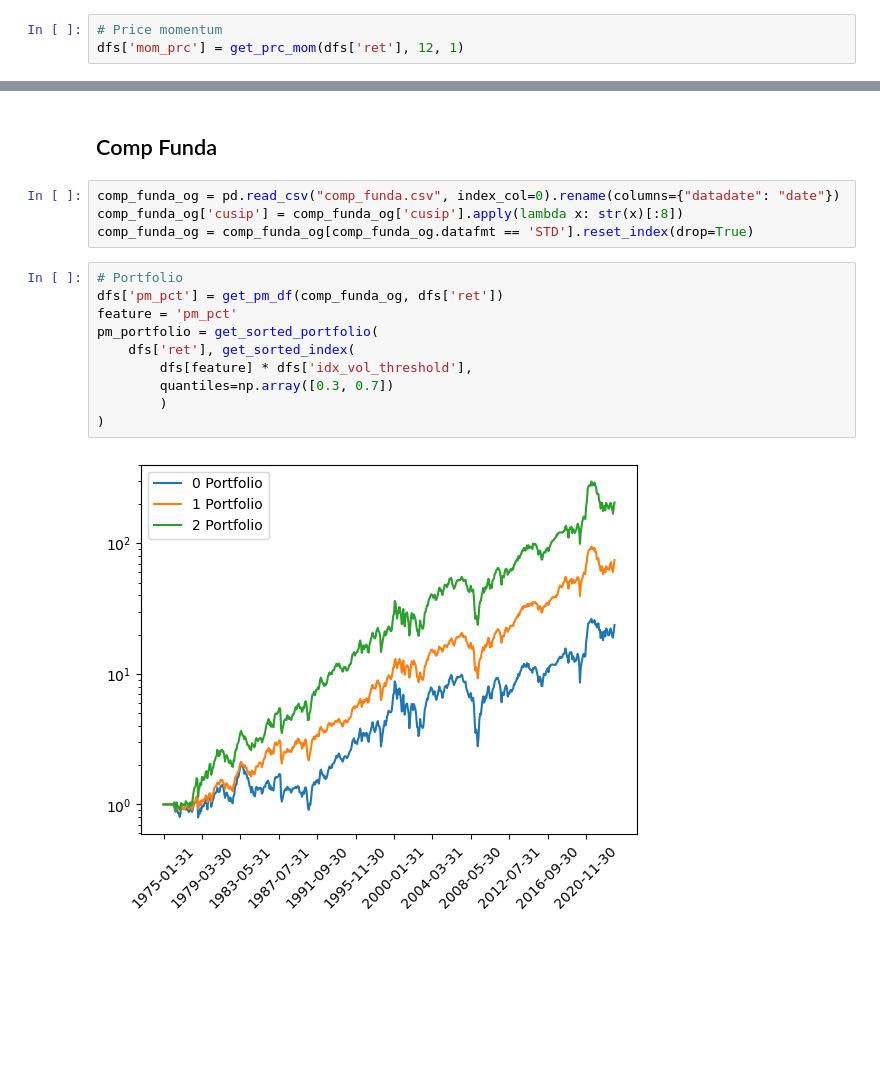
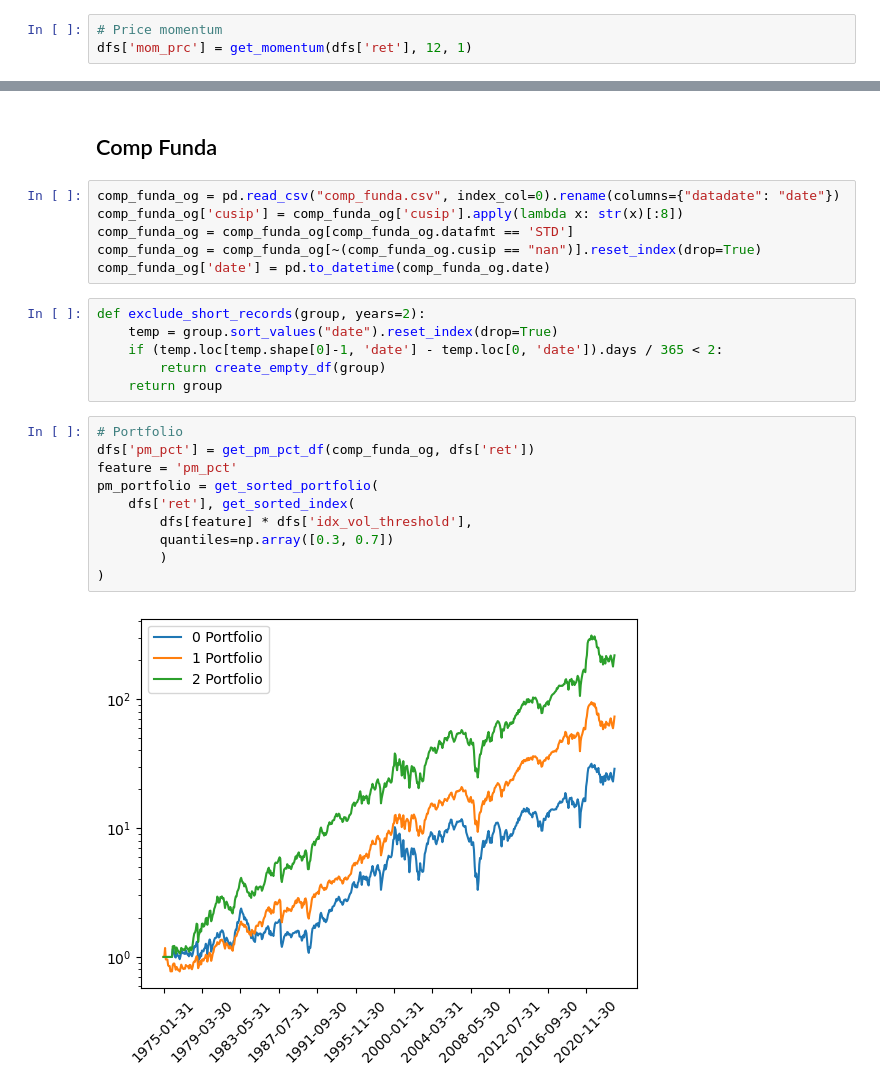
Before and after one commit to Castoria21/Capstone, a Jupyter notebook: code/demo.ipynb, the cells around one changed output, grey strips where cells are left out. Saved outputs shown, nothing was run; the diff lists cells and outputs as text; blank space fills up the shorter version.

```diff
--- a/code/demo.ipynb
+++ b/code/demo.ipynb
@@ -24,7 +27,7 @@ dfs['idx_vol_threshold'] = create_empty_df(dfs['ret'])
 dfs['idx_vol_threshold'][dfs['vol'] >= vol_q] = 1
 # %%
 # Price momentum
-dfs['mom_prc'] = get_prc_mom(dfs['ret'], 12, 1)
+dfs['mom_prc'] = get_momentum(dfs['ret'], 12, 1)
 # %%
 # Portfolio
 mom_portfolio = get_sorted_portfolio(
@@ -42,16 +45,24 @@ mom_portfolio = get_sorted_portfolio(
 # %%
 comp_funda_og = pd.read_csv("comp_funda.csv", index_col=0).rename(columns={"datadate": "date"})
 comp_funda_og['cusip'] = comp_funda_og['cusip'].apply(lambda x: str(x)[:8])
-comp_funda_og = comp_funda_og[comp_funda_og.datafmt == 'STD'].reset_index(drop=True)
+comp_funda_og = comp_funda_og[comp_funda_og.datafmt == 'STD']
+comp_funda_og = comp_funda_og[~(comp_funda_og.cusip == "nan")].reset_index(drop=True)
+comp_funda_og['date'] = pd.to_datetime(comp_funda_og.date)
+# %%
+def exclude_short_records(group, years=2):
+    temp = group.sort_values("date").reset_index(drop=True)
+    if (temp.loc[temp.shape[0]-1, 'date'] - temp.loc[0, 'date']).days / 365 < 2:
+        return create_empty_df(group)
+    return group
 # %%
 # Portfolio
-dfs['pm_pct'] = get_pm_df(comp_funda_og, dfs['ret'])
+dfs['pm_pct'] = get_pm_pct_df(comp_funda_og, dfs['ret'])
 feature = 'pm_pct'
 pm_portfolio = get_sorted_portfolio(
     dfs['ret'], get_sorted_index(
         dfs[feature] * dfs['idx_vol_threshold'],
         quantiles=np.array([0.3, 0.7])
         )
 )
 # %% [output]
-[figure, old version]
+[figure, new version]
```
Also changed, not shown: parts of 8 cells of this notebook, 6 other files.
